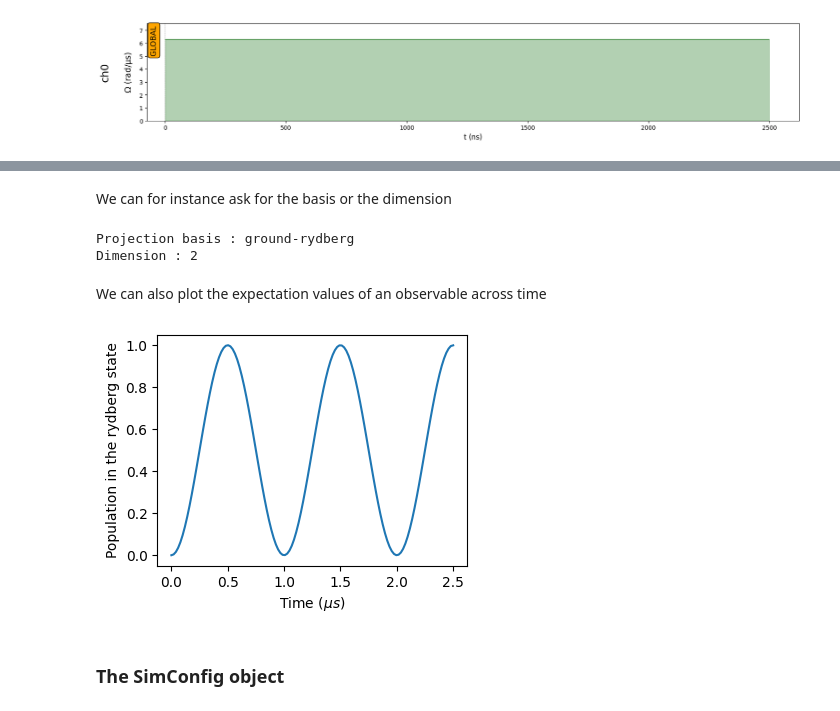
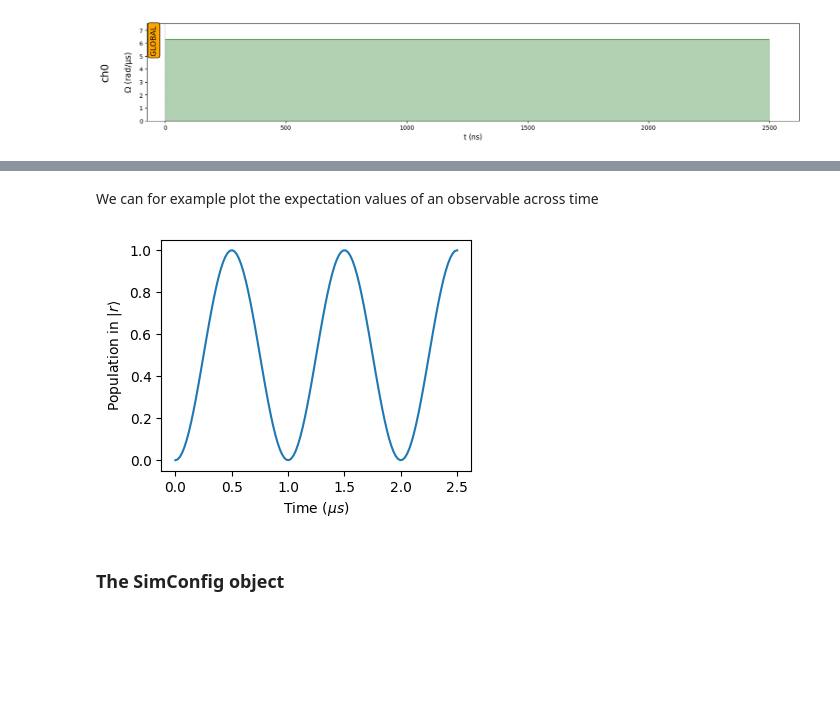
Before and after one commit to pasqal-io/Pulser, a Jupyter notebook: tutorials/advanced_features/Simulating Sequences with Errors and Noise.ipynb, the cells around one changed output, grey strips where cells are left out. Cells and saved outputs as stored; diff of their text form; code cells hidden in the pictures; blank space fills up the shorter version.

Commit message:
Edit single atom statement, SimResults discussion

```diff
--- a/tutorials/advanced_features/Simulating Sequences with Errors and Noise.ipynb
+++ b/tutorials/advanced_features/Simulating Sequences with Errors and Noise.ipynb
@@ -58,14 +60,6 @@ We now run the noiseless simulation, to obtain a `CoherentResults` object in `cl
 # %%
 sim = Simulation(seq, sampling_rate=0.05)
 clean_res = sim.run()
-# %% [markdown]
-We can for instance ask for the basis or the dimension
-# %%
-print("Projection basis :", clean_res._basis_name)
-print("Dimension :", clean_res._dim)
-# %% [output]
-Projection basis : ground-rydberg
-Dimension : 2
 # %% [markdown]
-We can also plot the expectation values of an observable across time
+We can for example plot the expectation values of an observable across time
 # %%
@@ -74,11 +68,11 @@ obs = qutip.basis(2, 0).proj()
 # %%
 plt.figure(figsize=(4, 3))
 plt.plot(clean_res._sim_times, clean_res.expect([obs])[0])
 plt.xlabel(r"Time ($\mu s$)")
-plt.ylabel("Population in the rydberg state")
+plt.ylabel(r"Population in $|r\rangle$")
 plt.show()
 # %% [output]
-[figure, old version]
+[figure, new version]
 # %% [markdown]
 ### The SimConfig object
 # %% [markdown]
```
Also changed, not shown: parts of 3 cells of this notebook.
